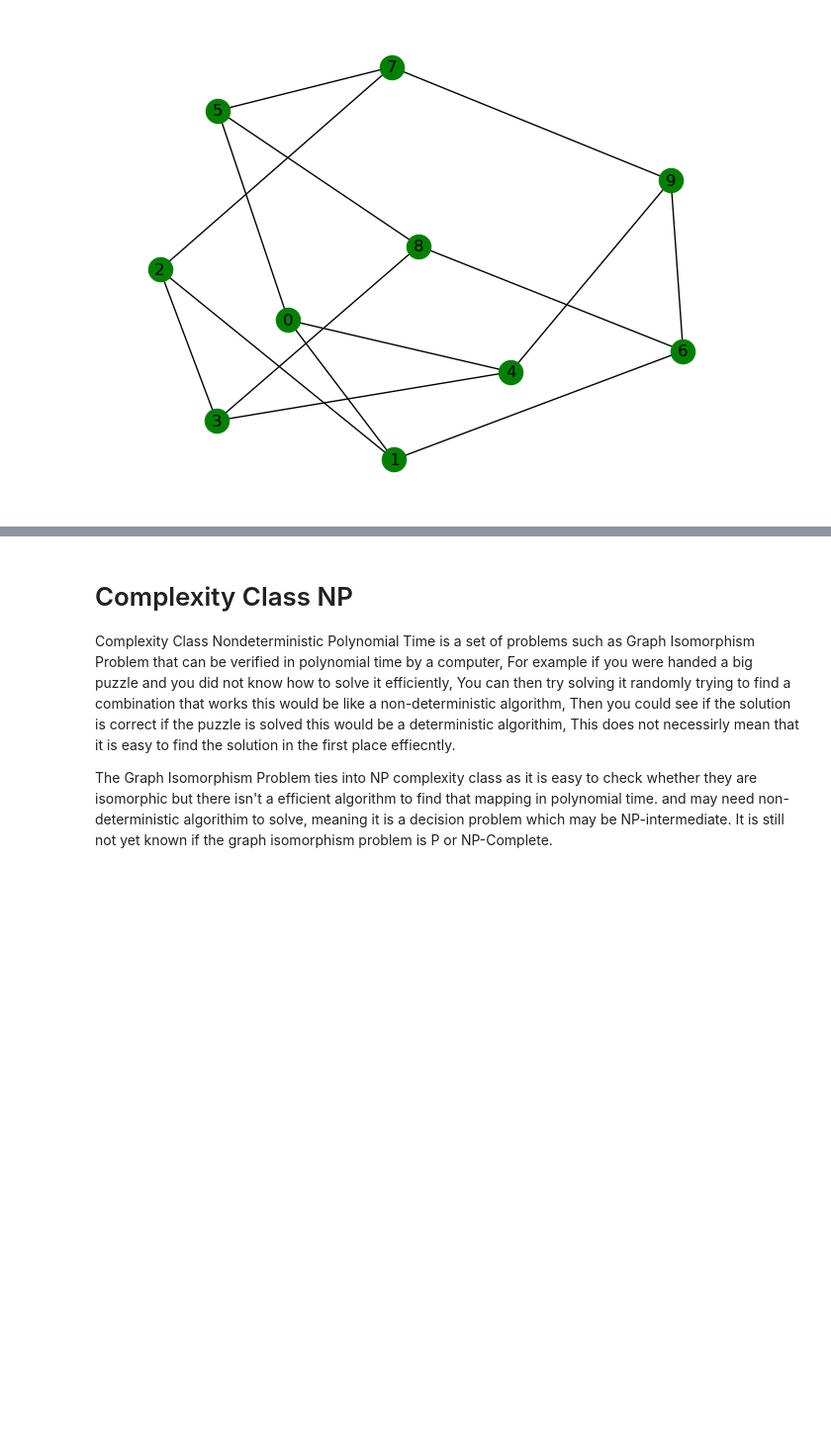
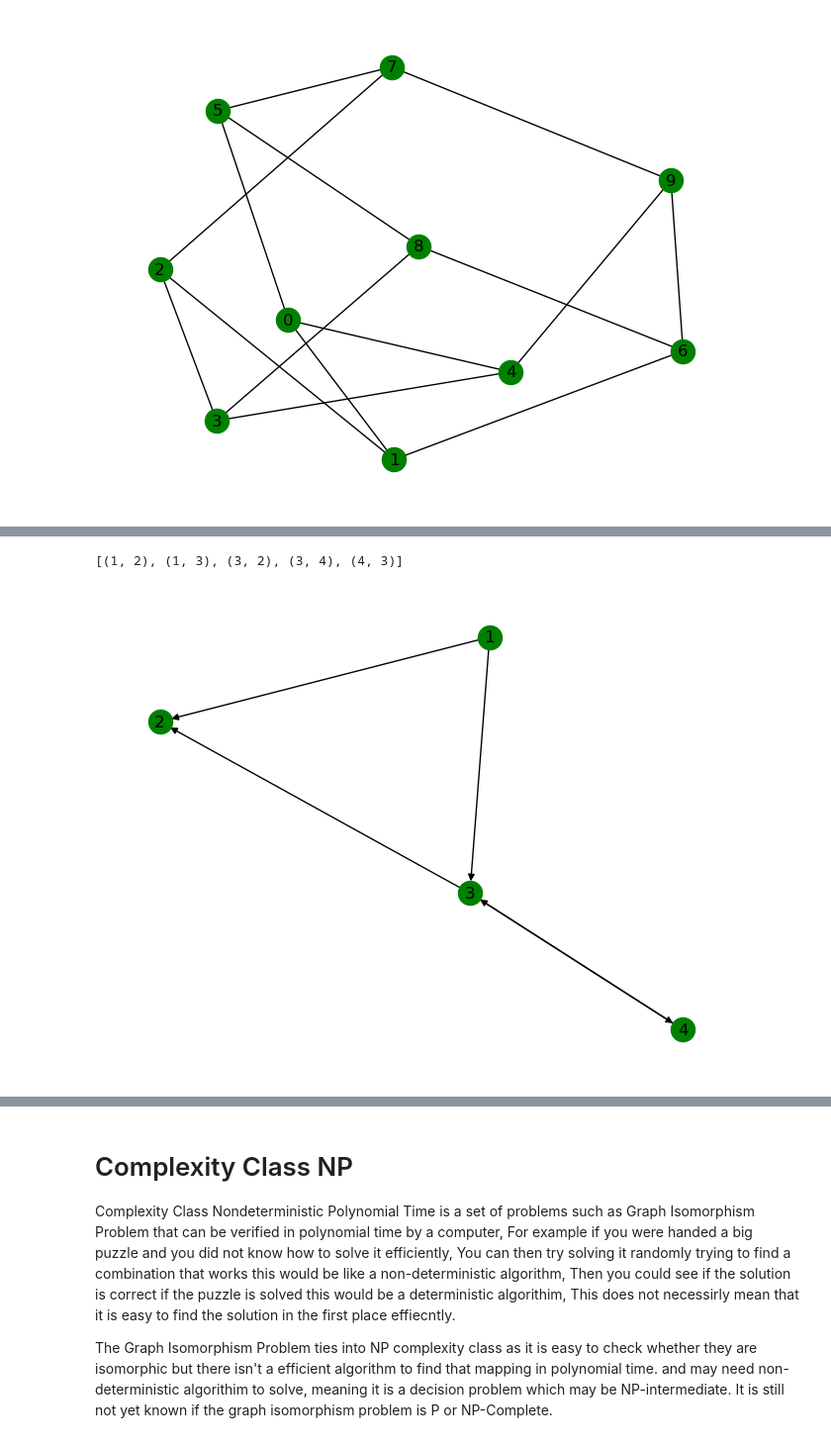
Before and after one commit to rohansikder/GraphTheory-Isomorphism, a Jupyter notebook: graph_isomorphism.ipynb, the cells around one changed output, grey strips where cells are left out. Shown at 99% size. Saved outputs shown, nothing was run; the diff lists cells and outputs as text; code cells hidden in the pictures; blank space fills up the shorter version.

Commit message:
Added Digraphs and Multigraphs

```diff
--- a/graph_isomorphism.ipynb
+++ b/graph_isomorphism.ipynb
@@ -346,0 +358,22 @@ nx.draw(petersen_graph, with_labels=True, node_color='green')
+# %%
+import networkx as nx
+import matplotlib.pyplot as plt
+
+# Create Digraph
+G = nx.DiGraph()
+
+# Add nodes to the graph
+G.add_nodes_from([1, 2, 3, 4])
+
+# Add edges to the graph
+G.add_edge(1, 2)
+G.add_edge(1, 3)
+G.add_edge(3, 2)
+G.add_edge(3, 4)
+G.add_edge(4, 3)
+
+print(G.edges())
+nx.draw(G, with_labels=True, node_color='green')
+# %% [output]
+[(1, 2), (1, 3), (3, 2), (3, 4), (4, 3)]
+[figure, added]
```
Also changed, not shown: parts of 5 cells of this notebook.
